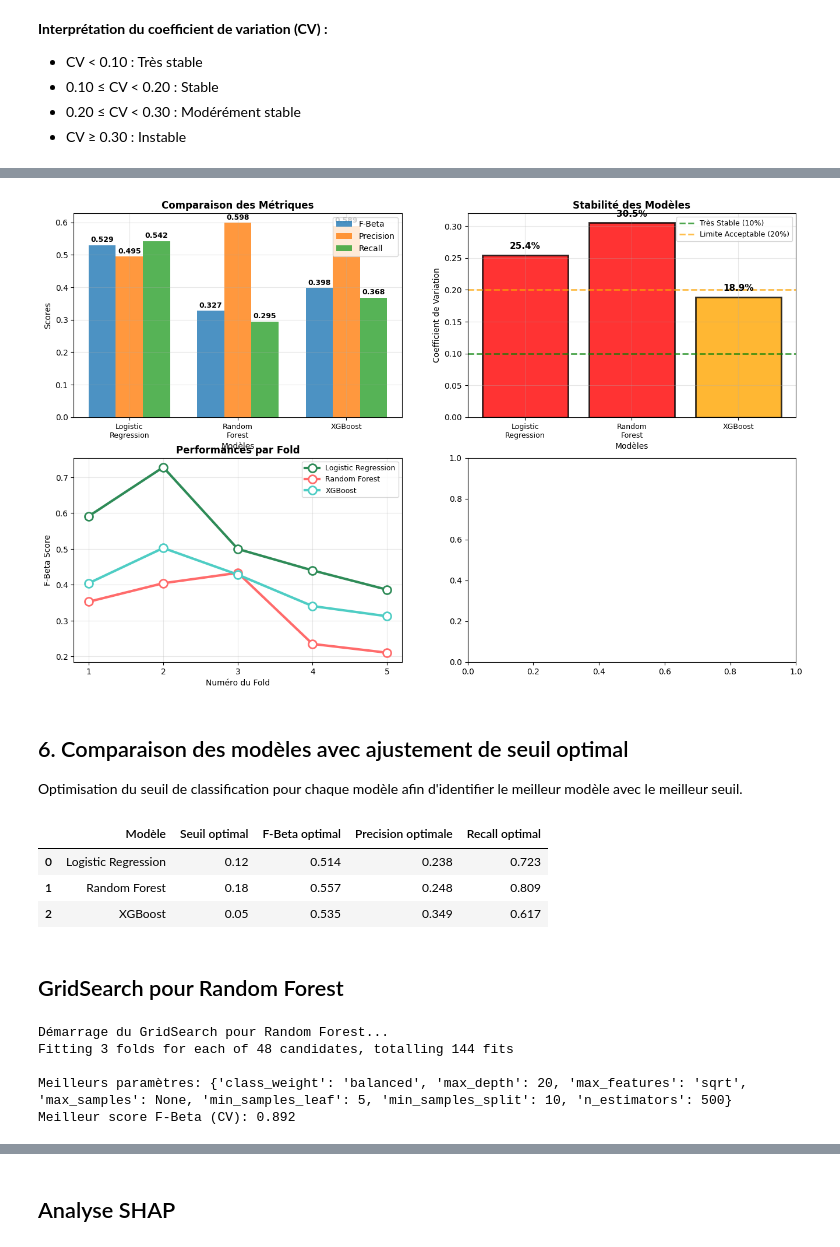
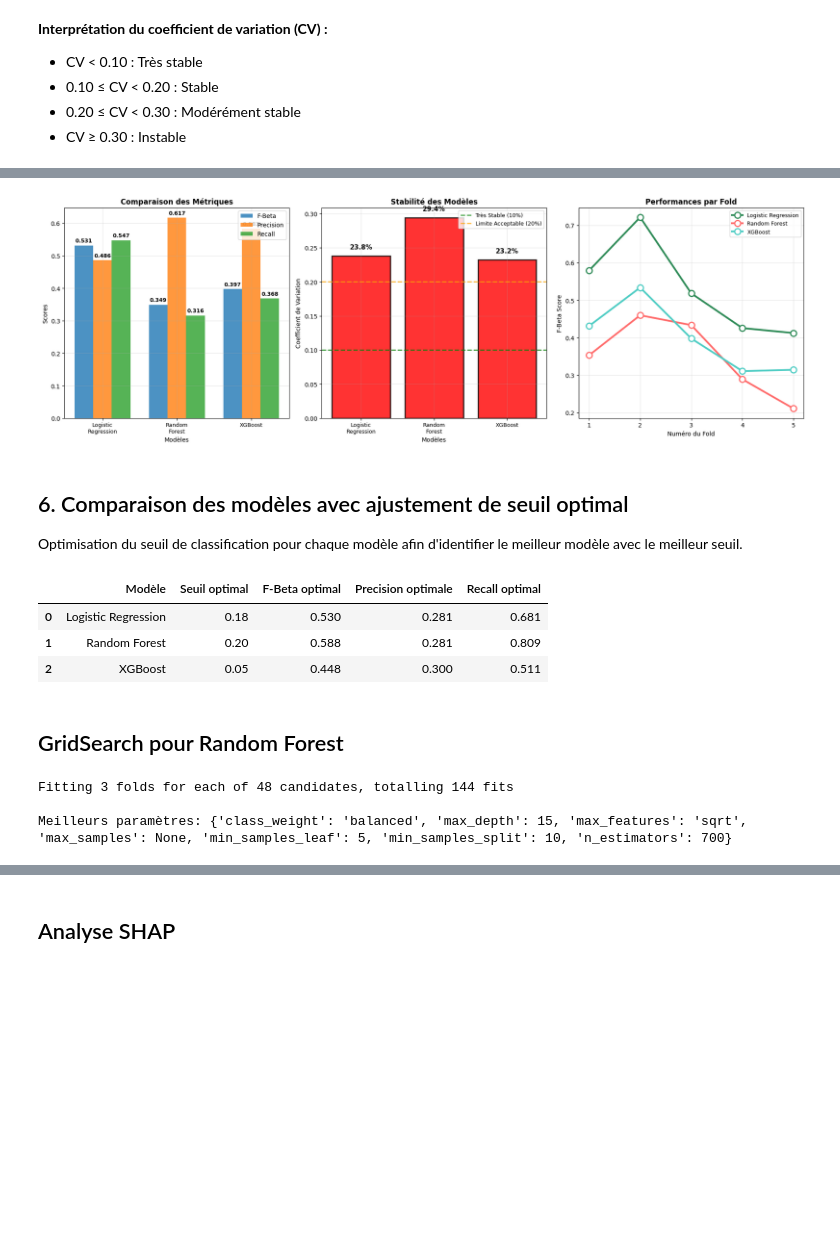
Before and after one commit to Christophe-Ringot/projet_04_OC, a Jupyter notebook: main.ipynb, the cells around one changed output, grey strips where cells are left out. Cells and saved outputs as stored; diff of their text form; code cells hidden in the pictures; blank space fills up the shorter version.

```diff
--- a/main.ipynb
+++ b/main.ipynb
@@ -821,18 +744,15 @@ for model_name in ['Logistic Regression', 'Random Forest', 'XGBoost']:
         'cv_coefficient': cv_coeff
     }
 # %%
-
-fig, axes = plt.subplots(2, 2, figsize=(16, 10))
+fig, axes = plt.subplots(1, 3, figsize=(18, 6))
 
 colors = ['#2E8B57', '#FF6B6B', '#4ECDC4']
 models = ['Logistic Regression', 'Random Forest', 'XGBoost']
 model_names = list(model_metrics.keys())
 
-
-ax = axes[0, 0]
+ax = axes[0]
 x = np.arange(len(model_names))
 width = 0.25
-
 
 fbeta_scores = [model_metrics[m]['cv_fbeta_mean'] for m in model_names]
 precision_scores = [model_metrics[m]['cv_precision_mean'] for m in model_names]
@@ -841,7 +761,6 @@ recall_scores = [model_metrics[m]['cv_recall_mean'] for m in model_names]
 bars1 = ax.bar(x - width, fbeta_scores, width, label='F-Beta', color='#1f77b4', alpha=0.8)
 bars2 = ax.bar(x, precision_scores, width, label='Precision', color='#ff7f0e', alpha=0.8)
 bars3 = ax.bar(x + width, recall_scores, width, label='Recall', color='#2ca02c', alpha=0.8)
-
 
 for i, (fb, pr, rc) in enumerate(zip(fbeta_scores, precision_scores, recall_scores)):
     ax.text(i - width, fb + 0.01, f'{fb:.3f}', ha='center', fontsize=9, fontweight='bold')
@@ -856,48 +775,48 @@ ax.set_xticklabels([name.replace(' ', '\n') for name in model_names], fontsize=9
 ax.legend()
 ax.grid(True, alpha=0.3)
 
-
-ax = axes[0, 1]
+ax = axes[1]
 cvs = [model_metrics[m]['cv_coefficient'] for m in model_names]
 colors_stability = ['green' if cv < 0.10 else 'orange' if cv < 0.20 else 'red' for cv in cvs]
 
 bars = ax.bar(range(len(model_names)), cvs,
               color=colors_stability, alpha=0.8, edgecolor='black', linewidth=2)
 
-
 for i, cv in enumerate(cvs):
     ax.text(i, cv + 0.01, f'{cv:.1%}',
             ha='center', fontsize=11, fontweight='bold')
-
 
 ax.axhline(y=0.10, color='green', linestyle='--', alpha=0.7, linewidth=2, label='Très Stable (10%)')
 ax.axhline(y=0.20, color='orange', linestyle='--', alpha=0.7, linewidth=2, label='Limite Acceptable (20%)')
 
 ax.set_xlabel('Modèles')
 ax.set_ylabel('Coefficient de Variation')
 ax.set_title('Stabilité des Modèles', fontweight='bold')
 ax.set_xticks(range(len(model_names)))
 ax.set_xticklabels([name.replace(' ', '\n') for name in model_names], fontsize=9)
 ax.legend(loc='upper right', fontsize=9)
 ax.grid(True, alpha=0.3)
 
-ax = axes[1, 0]
+ax = axes[2]
 folds = list(range(1, 6))
 
 for i, model in enumerate(models):
     model_scores = cv_df[cv_df['model'] == model]['fbeta_score'].tolist()
     ax.plot(folds, model_scores, 'o-', linewidth=3, markersize=10,
             color=colors[i], label=model, markerfacecolor='white',
             markeredgewidth=2, markeredgecolor=colors[i])
 
 ax.set_xlabel('Numéro du Fold')
 ax.set_ylabel('F-Beta Score')
 ax.set_title('Performances par Fold', fontweight='bold')
 ax.set_xticks(folds)
 ax.legend(loc='best', fontsize=9)
 ax.grid(True, alpha=0.3)
+
+plt.tight_layout()
+plt.show()
 # %% [output]
-[figure, old version]
+[figure, new version]
 # %% [markdown]
 ## 6. Comparaison des modèles avec ajustement de seuil optimal
 
@@ -983,52 +902,45 @@ for model_name, (model, probas) in models_dict.items():
 pd.DataFrame(models_comparison).round(3)
 # %% [output]
 |  | Modèle | Seuil optimal | F-Beta optimal | Precision optimale | Recall optimal |
-| 0 | Logistic Regression | 0.12 | 0.514 | 0.238 | 0.723 |
-| 1 | Random Forest | 0.18 | 0.557 | 0.248 | 0.809 |
-| 2 | XGBoost | 0.05 | 0.535 | 0.349 | 0.617 |
+| 0 | Logistic Regression | 0.18 | 0.530 | 0.281 | 0.681 |
+| 1 | Random Forest | 0.20 | 0.588 | 0.281 | 0.809 |
+| 2 | XGBoost | 0.05 | 0.448 | 0.300 | 0.511 |
 # %% [markdown]
 ## GridSearch pour Random Forest
 # %%
-# Définition de la grille de paramètres
-param_grid_fast = {
-    'n_estimators': [500, 700],                    # 2 valeurs
-    'max_depth': [15, 20, None],                   # 3 valeurs
-    'min_samples_split': [10, 20],                 # 2 valeurs
-    'min_samples_leaf': [5, 10],                   # 2 valeurs
-    'max_features': ['sqrt'],                      # 1 valeur
-    'class_weight': ['balanced'],                  # 1 valeur (custom weight retiré)
-    'max_samples': [0.8, None]                     # 2 valeurs
+param_grid= {
+    'n_estimators': [500, 700],
+    'max_depth': [15, 20, None],
+    'min_samples_split': [10, 20],
+    'min_samples_leaf': [5, 10],
+    'max_features': ['sqrt'],
+    'class_weight': ['balanced'],
+    'max_samples': [0.8, None]
 }
 
-# Initialisation du modèle Random Forest
+
 rf_base = RandomForestClassifier(random_state=50, n_jobs=-1)
 
-# Configuration du GridSearchCV avec scoring fbeta
+
 def fbeta_scorer(y_true, y_pred):
     return fbeta_score(y_true, y_pred, beta=2)
 
 fbeta_scorer_cv = make_scorer(fbeta_scorer)
 
-# GridSearchCV avec cv=3 pour optimiser le temps de calcul
 grid = GridSearchCV(
     rf_base,
-    param_grid_fast,
+    param_grid,
     cv=3,
     n_jobs=-1,
     scoring=fbeta_scorer_cv,
     verbose=2
 )
 
-# Entraînement du GridSearch
-print("Démarrage du GridSearch pour Random Forest...")
 grid.fit(X_train_resampled, y_train_resampled)
 
 print("\nMeilleurs paramètres:", grid.best_params_)
-print(f"Meilleur score F-Beta (CV): {grid.best_score_:.3f}")
 # %% [output]
-Démarrage du GridSearch pour Random Forest...
 Fitting 3 folds for each of 48 candidates, totalling 144 fits
 
-Meilleurs paramètres: {'class_weight': 'balanced', 'max_depth': 20, 'max_features': 'sqrt', 'max_samples': None, 'min_samples_leaf': 5, 'min_samples_split': 10, 'n_estimators': 500}
-Meilleur score F-Beta (CV): 0.892
+Meilleurs paramètres: {'class_weight': 'balanced', 'max_depth': 15, 'max_features': 'sqrt', 'max_samples': None, 'min_samples_leaf': 5, 'min_samples_split': 10, 'n_estimators': 700}
 # %%
```
Also changed, not shown: parts of 24 cells of this notebook.
